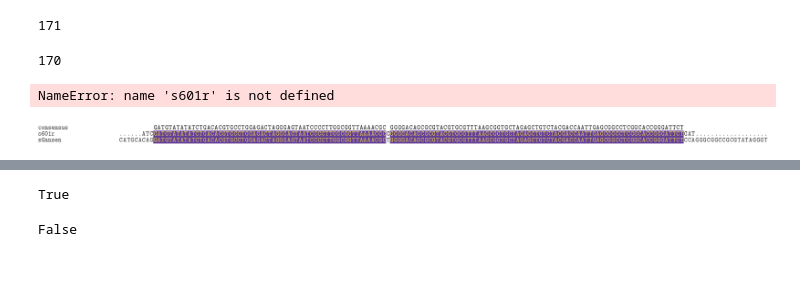
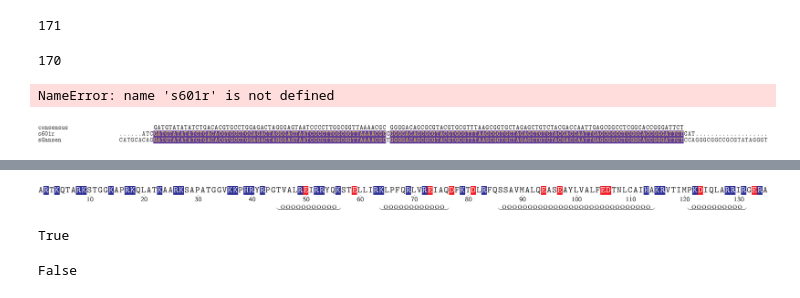
Before and after one commit to intbio/pytexshade, a Jupyter notebook: development.ipynb, the cells around one changed output, grey strips where cells are left out. Cells and saved outputs as stored; diff of their text form; code cells hidden in the pictures; blank space fills up the shorter version.

```diff
--- a/development.ipynb
+++ b/development.ipynb
@@ -295,3 +293,9 @@ a=[1,2,3]
+# %%
+ipyshade.shadepdbquick(pdb_chain_id='1KX5_A',entrez_email='info@example.com',debug=False,\
+                                  force_feature_pos='bottom',ruler='bottom',legend=False,\
+                                  feature_types=['SecStr'],show_seq_names=False,show_seq_length=False,density=300)
+# %% [output]
+[figure, added]
 # %%
 1 in a
 # %% [output]
```
Also changed, not shown: parts of 2 cells of this notebook.
